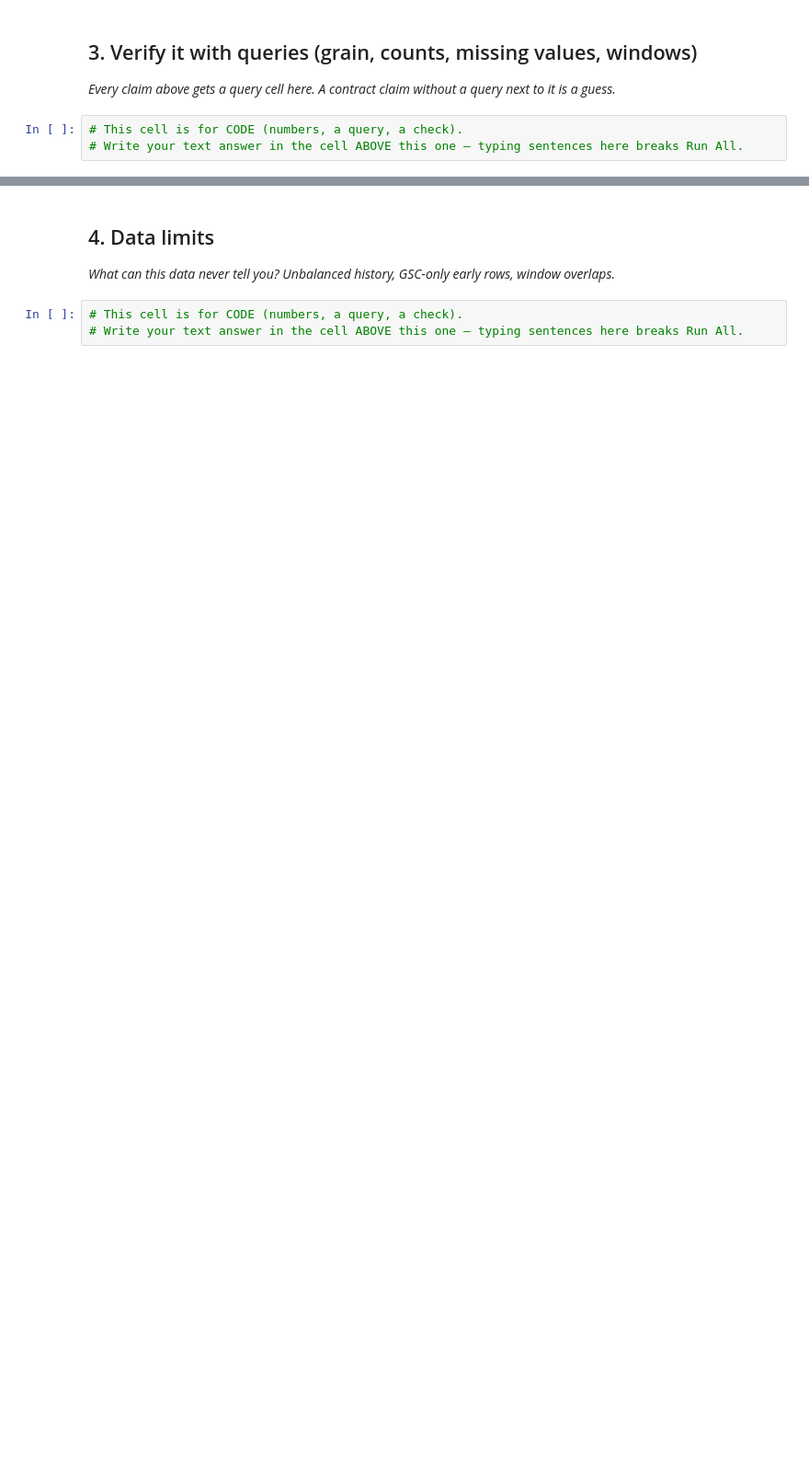
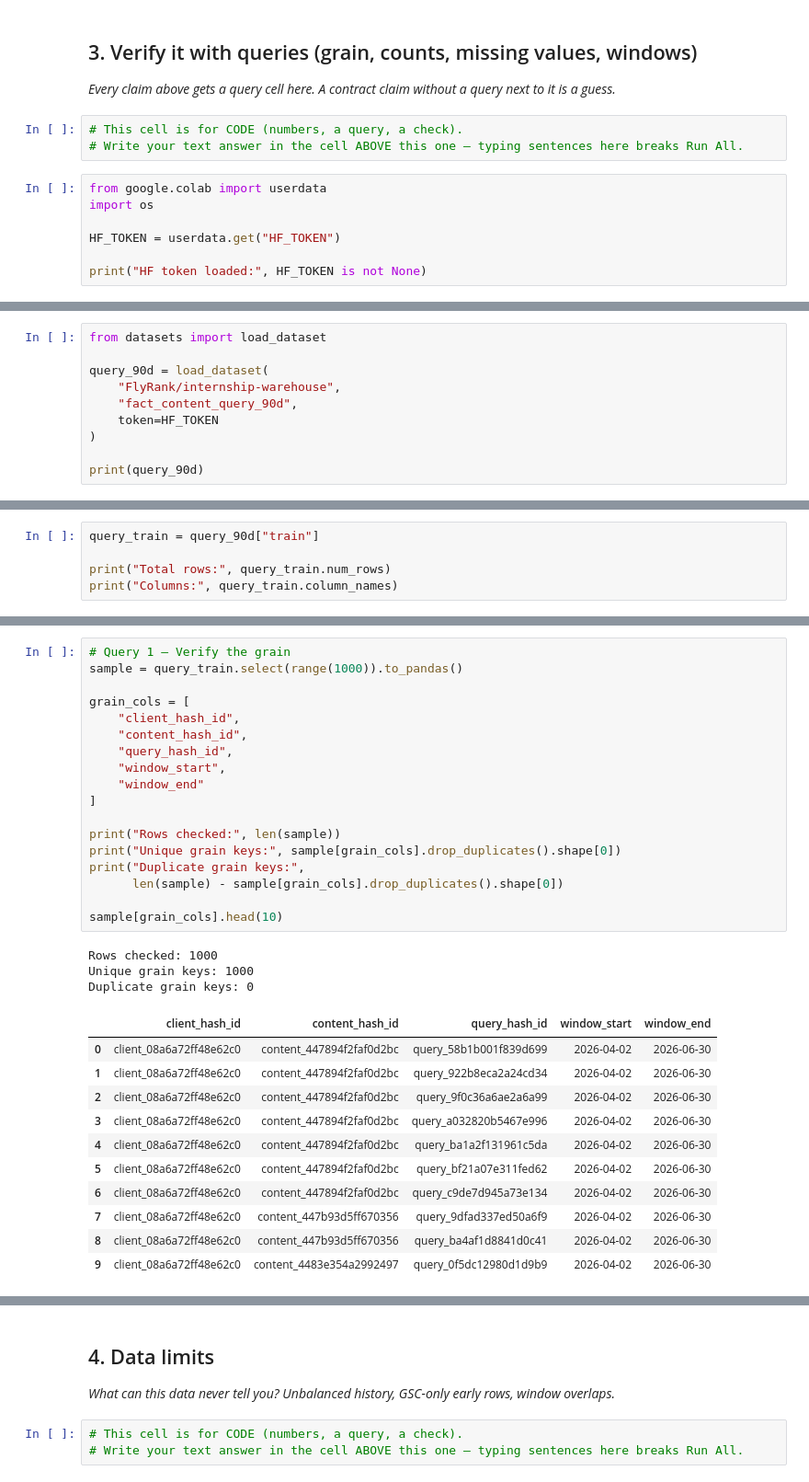
Before and after one commit to pathakadithi/flyrank-ml-internship, a Jupyter notebook: work/notebooks/w03_data_contract.ipynb, the cells around one changed output, grey strips where cells are left out. Shown at 92% size. Drawn from its saved outputs; the diff is of its cells as text; blank space fills up the shorter version.

```diff
--- a/work/notebooks/w03_data_contract.ipynb
+++ b/work/notebooks/w03_data_contract.ipynb
@@ -27,3 +70,10 @@ This skeleton is yours to fill. Work the sections **in order** — each one has
 # %%
 # This cell is for CODE (numbers, a query, a check).
 # Write your text answer in the cell ABOVE this one — typing sentences here breaks Run All.
+# %%
+from google.colab import userdata
+import os
+
+HF_TOKEN = userdata.get("HF_TOKEN")
+
+print("HF token loaded:", HF_TOKEN is not None)
@@ -29,0 +82,10 @@ This skeleton is yours to fill. Work the sections **in order** — each one has
+# %%
+from datasets import load_dataset
+
+query_90d = load_dataset(
+    "FlyRank/internship-warehouse",
+    "fact_content_query_90d",
+    token=HF_TOKEN
+)
+
+print(query_90d)
@@ -29,0 +134,5 @@ This skeleton is yours to fill. Work the sections **in order** — each one has
+# %%
+query_train = query_90d["train"]
+
+print("Total rows:", query_train.num_rows)
+print("Columns:", query_train.column_names)
@@ -29,0 +146,33 @@ This skeleton is yours to fill. Work the sections **in order** — each one has
+# %%
+# Query 1 — Verify the grain
+sample = query_train.select(range(1000)).to_pandas()
+
+grain_cols = [
+    "client_hash_id",
+    "content_hash_id",
+    "query_hash_id",
+    "window_start",
+    "window_end"
+]
+
+print("Rows checked:", len(sample))
+print("Unique grain keys:", sample[grain_cols].drop_duplicates().shape[0])
+print("Duplicate grain keys:",
+      len(sample) - sample[grain_cols].drop_duplicates().shape[0])
+
+sample[grain_cols].head(10)
+# %% [output]
+Rows checked: 1000
+Unique grain keys: 1000
+Duplicate grain keys: 0
+|  | client_hash_id | content_hash_id | query_hash_id | window_start | window_end |
+| 0 | client_08a6a72ff48e62c0 | content_447894f2faf0d2bc | query_58b1b001f839d699 | 2026-04-02 | 2026-06-30 |
+| 1 | client_08a6a72ff48e62c0 | content_447894f2faf0d2bc | query_922b8eca2a24cd34 | 2026-04-02 | 2026-06-30 |
+| 2 | client_08a6a72ff48e62c0 | content_447894f2faf0d2bc | query_9f0c36a6ae2a6a99 | 2026-04-02 | 2026-06-30 |
+| 3 | client_08a6a72ff48e62c0 | content_447894f2faf0d2bc | query_a032820b5467e996 | 2026-04-02 | 2026-06-30 |
+| 4 | client_08a6a72ff48e62c0 | content_447894f2faf0d2bc | query_ba1a2f131961c5da | 2026-04-02 | 2026-06-30 |
+| 5 | client_08a6a72ff48e62c0 | content_447894f2faf0d2bc | query_bf21a07e311fed62 | 2026-04-02 | 2026-06-30 |
+| 6 | client_08a6a72ff48e62c0 | content_447894f2faf0d2bc | query_c9de7d945a73e134 | 2026-04-02 | 2026-06-30 |
+| 7 | client_08a6a72ff48e62c0 | content_447b93d5ff670356 | query_9dfad337ed50a6f9 | 2026-04-02 | 2026-06-30 |
+| 8 | client_08a6a72ff48e62c0 | content_447b93d5ff670356 | query_ba4af1d8841d0c41 | 2026-04-02 | 2026-06-30 |
+| 9 | client_08a6a72ff48e62c0 | content_4483e354a2992497 | query_0f5dc12980d1d9b9 | 2026-04-02 | 2026-06-30 |
```
Also changed, not shown: parts of 16 cells of this notebook.
